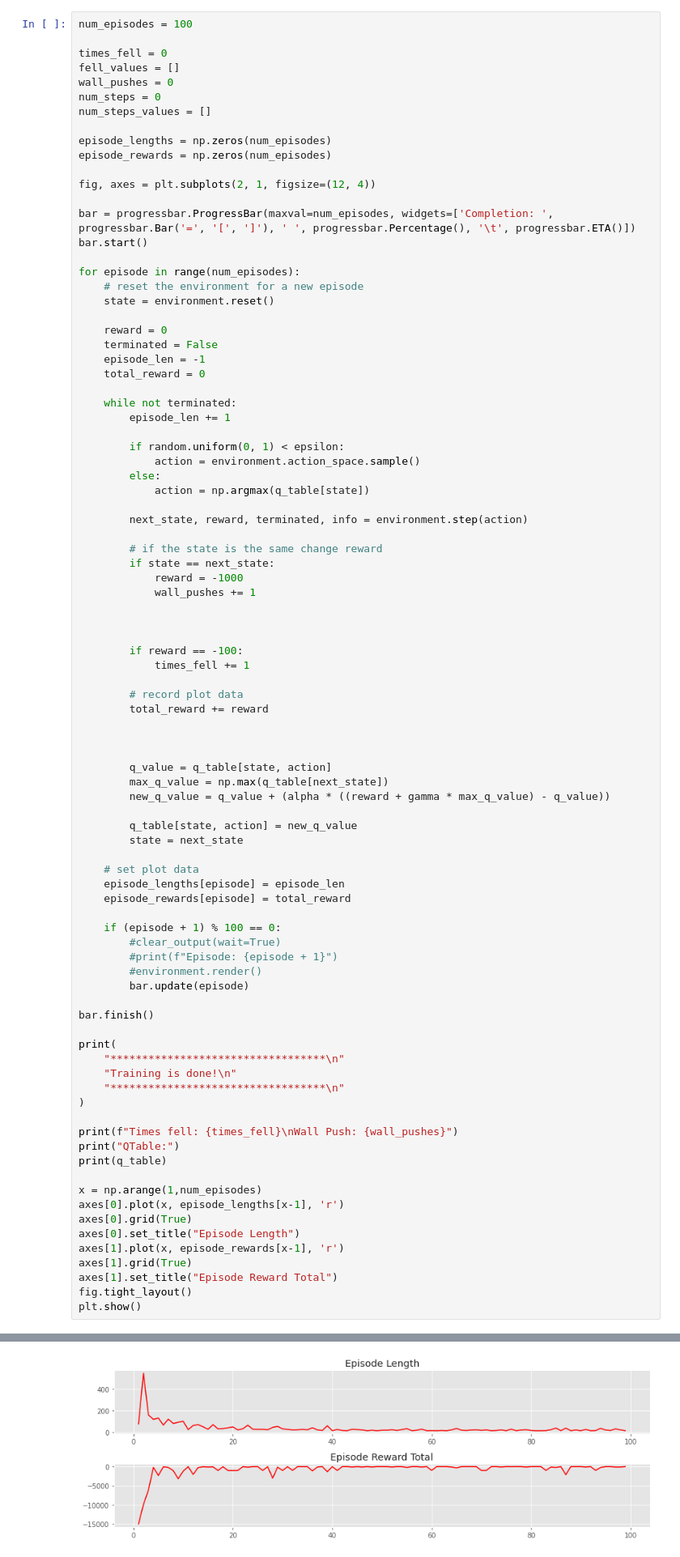
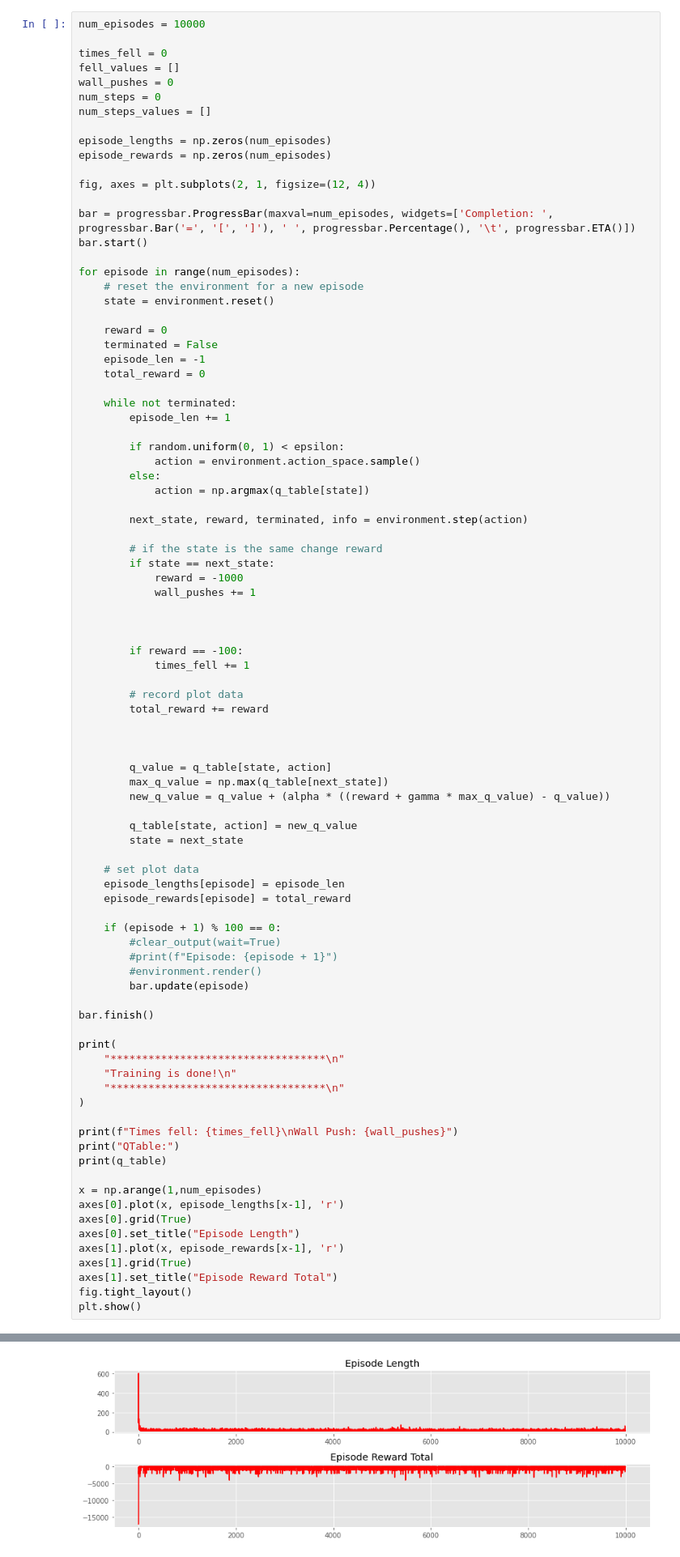
Before and after one commit to cyphix/machine_learning, a Jupyter notebook: qlearning/Q-Learning with OpenAI's Cliff Walking Game.ipynb, the cells around one changed output, grey strips where cells are left out. Shown at 81% size. Cells and saved outputs as stored; diff of their text form.

```diff
--- a/qlearning/Q-Learning with OpenAI's Cliff Walking Game.ipynb
+++ b/qlearning/Q-Learning with OpenAI's Cliff Walking Game.ipynb
@@ -55,7 +55,7 @@ epsilon = 0.1 # epsilon greedy random action rate
 gamma = 0.25 # discount factor
 q_table = np.zeros([environment.observation_space.n, environment.action_space.n])
 # %%
-num_episodes = 100
+num_episodes = 10000
 
 times_fell = 0
 fell_values = []
@@ -165,4 +165,4 @@ QTable:
-[figure, old version]
+[figure, new version]
 # %%
 total_epochs = 0
 total_penalties = 0
```
Also changed, not shown: parts of 7 cells of this notebook.
